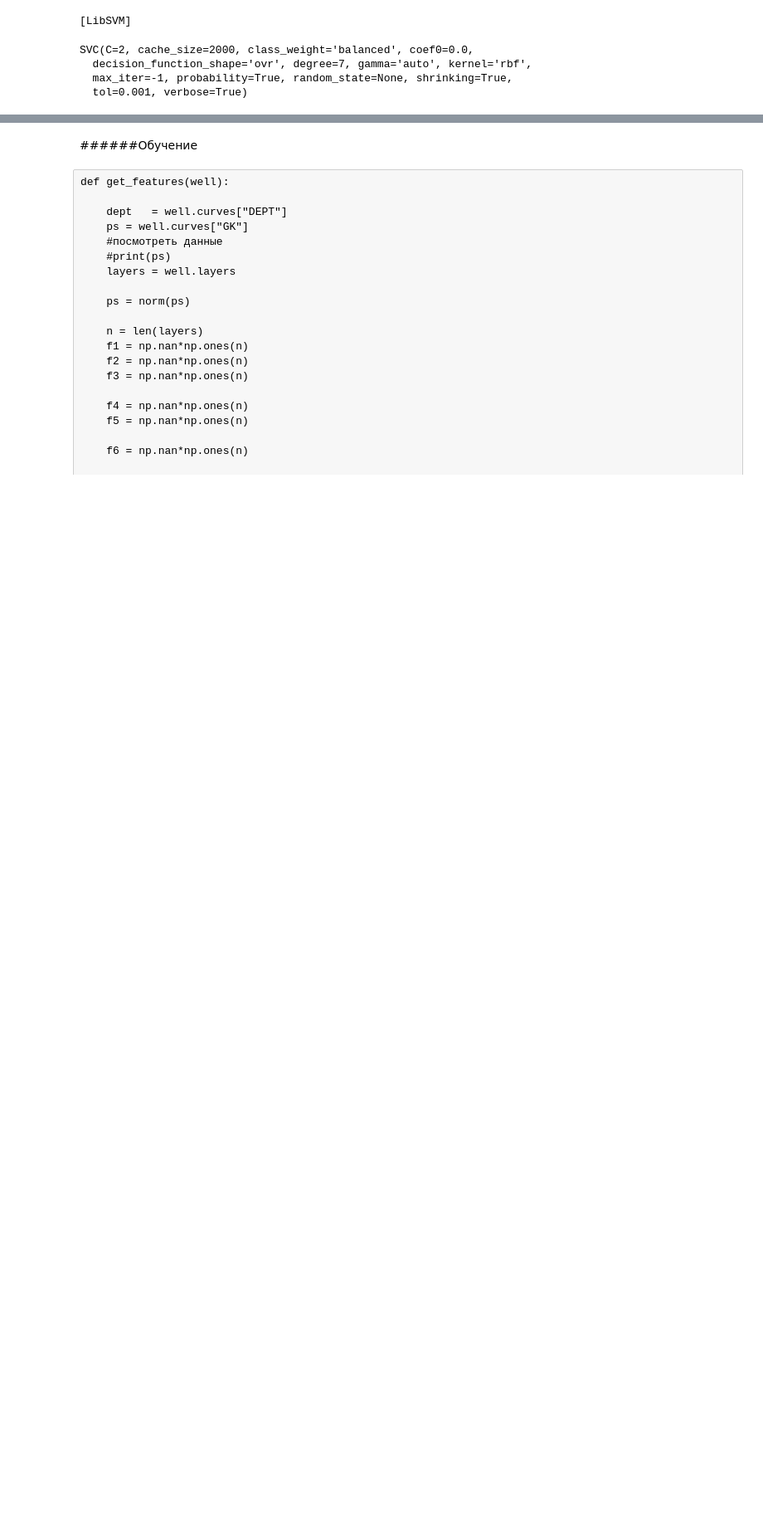
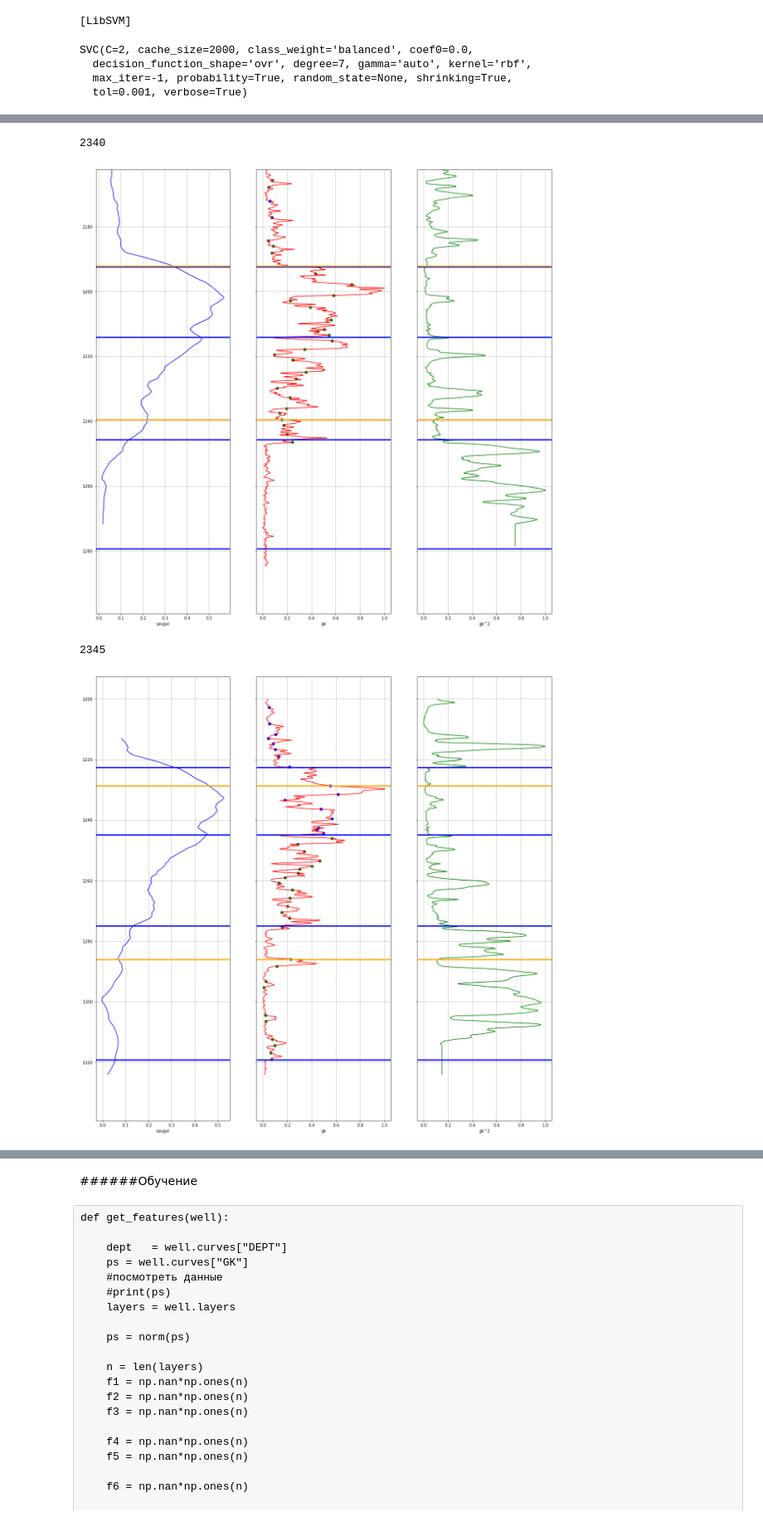
Before and after one commit to matrixalex/Stratigraphy, a Jupyter notebook: Learn_stratigraphy.ipynb, the cells around one changed output, grey strips where cells are left out. Shown at 83% size. Cells and saved outputs as stored; diff of their text form; code cells hidden in the pictures; blank space fills up the shorter version.

```diff
--- a/Learn_stratigraphy.ipynb
+++ b/Learn_stratigraphy.ipynb
@@ -515,10 +520,10 @@ topCount = 0
 botCount = 0
 for well in wells_test:
     well.good = True
-    print(well.name)
+    #print(well.name)
     goodTop = False
     goodBot = False
-    if (abs(well.tops[0][0]-well.stratigraphy[0]) < 2.5):
+    if (abs(well.tops[0][0]-well.stratigraphy[0]) < 3):
         topCount += 1
         goodTop = True
     if (abs(well.tops[2][0]-well.stratigraphy[1]) < 3):
@@ -526,14 +531,16 @@ for well in wells_test:
         goodBot = True
     if (goodBot and goodTop):
         goodCount += 1
-        print('good')
+        #print('good')
     else:
+        print(well.name)
         print('Top:',goodTop)
         print('Bot:',goodBot)
         well.good = False
-    print('\n')
+        print('\n')
 print('Tops:',str(topCount/allCount))
 print('Bots',str(botCount/allCount))
 print('Accurancy:',str(goodCount/allCount))
+svcScore = np.round(goodCount/allCount,2)
 # %% [output]
 2340
@@ -558,19 +565,20 @@ import matplotlib.pyplot as plt
 
 for well in wells_test[:]:
     try:
+            if well.good == True: continue
             print(well.name)
 
             fig, f = plt.subplots(nrows = 1, ncols =3, sharey = True, figsize = (20,20))
 
-            #f[0].plot(savgol_filter(norm(well.curves["GK"]),171,3,mode='nearest'),  well.curves["DEPT"], 'blue')
-            f[0].plot(norm(well.curves["NGK"]),  well.curves["DEPT"], 'black')
-            f[0].plot(norm(well.curves["NGK"])*norm(well.curves["NGK"]),  well.curves["DEPT"], 'green')
+            f[0].plot(savgol_filter(norm(well.curves["GK"]),261,3,mode='nearest'),  well.curves["DEPT"], 'blue')
+            #f[0].plot(norm(well.curves["NGK"]),  well.curves["DEPT"], 'black')
+            #f[0].plot(norm(well.curves["NGK"])*norm(well.curves["NGK"]),  well.curves["DEPT"], 'green')
             ngk2smth = savgol_filter(norm(well.curves["NGK"])*norm(well.curves["NGK"]),171,5,mode='nearest')
             ngksmth = savgol_filter(norm(well.curves["NGK"]),171,5,mode='nearest')
-            f[0].plot(ngksmth,  well.curves["DEPT"], 'blue')
-            f[0].plot(ngk2smth,  well.curves["DEPT"], 'pink')
+            #f[0].plot(ngksmth,  well.curves["DEPT"], 'blue')
+            #f[0].plot(ngk2smth,  well.curves["DEPT"], 'pink')
             f[1].plot(norm(well.curves["GK"]),  well.curves["DEPT"], 'r')
-            f[2].plot(norm(well.curves["GK"])*norm(well.curves["GK"]),  well.curves["DEPT"], 'green')
+            f[2].plot(norm(well.curves["PZ"]),  well.curves["DEPT"], 'green')
             #print(well.tops[2] - well.tops[0])
             #print(well.layers)
             layer = [well.layers[i][0] for i in range(len(well.layers))]
@@ -587,30 +595,35 @@ for well in wells_test[:]:
             for i in range(len(f)):
                 for j in range(len(well.tops)):
                     f[i].axhline(y = well.tops[j], linewidth = 3, color = 'blue')
 
             for i in range(len(f)):
                 for j in range(len(well.stratigraphy)):
                     f[i].axhline(y = well.stratigraphy[j], linewidth = 3, color = 'orange')
 
             #for i in range(len(f)):
             #    f[i].scatter( , well.curves["DEPT"] , color = 'b')
             for i in range(len(f)):
                 f[i].set_ylim([well.tops[0]-30, well.tops[-1]+20])
             f[1].scatter(gkValues0,l0,color = 'b')
             f[1].scatter(gkValues1,l1,color = 'g')
 
             f[0].set_xlabel("savgol")
 
             f[1].set_xlabel("gk")
 
             f[2].set_xlabel("gk^2")
 
             f[0].grid()
             f[1].grid()
             f[2].grid()
 
             f[0].invert_yaxis()
             plt.show()
     except Exception as e:
         print('error')
         print(well.name)
+# %% [output]
+2340
+[figure, added]
+2345
+[figure, added]
```
Also changed, not shown: parts of 25 cells of this notebook.
